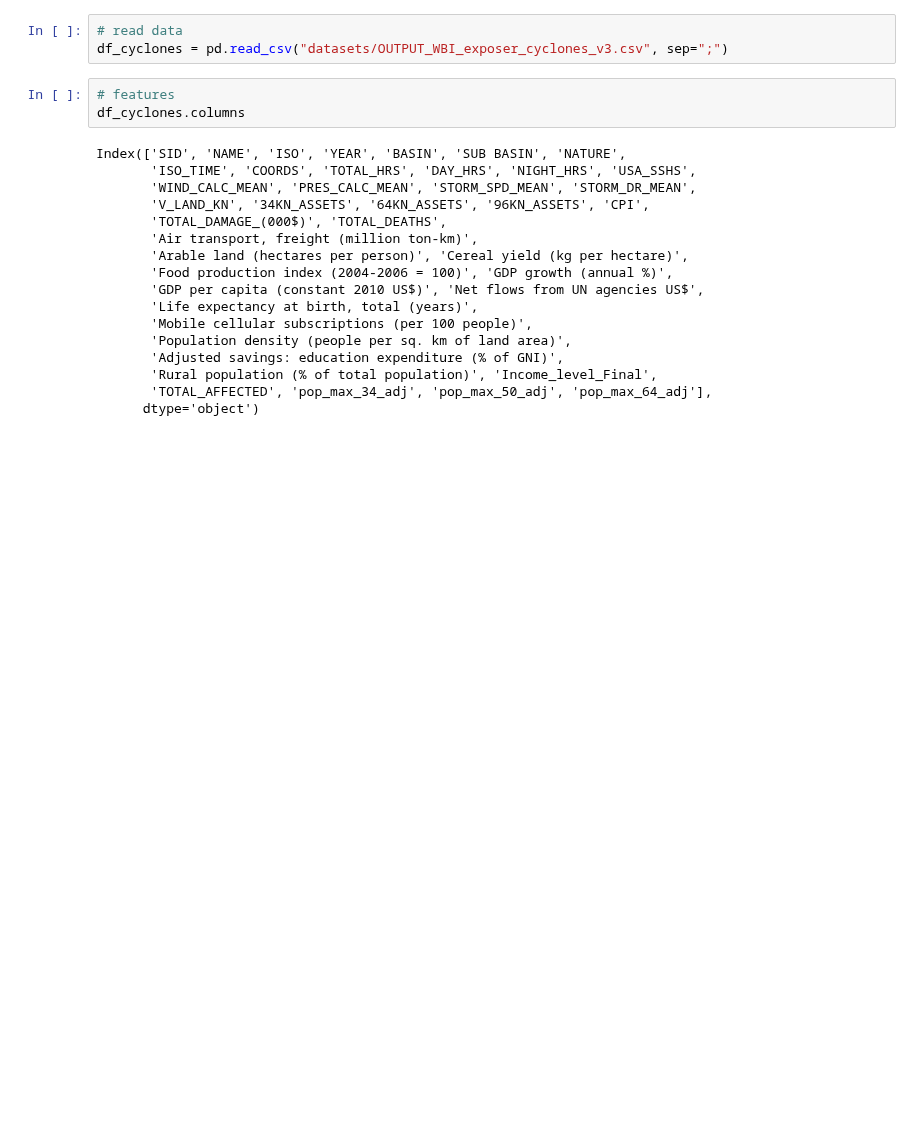
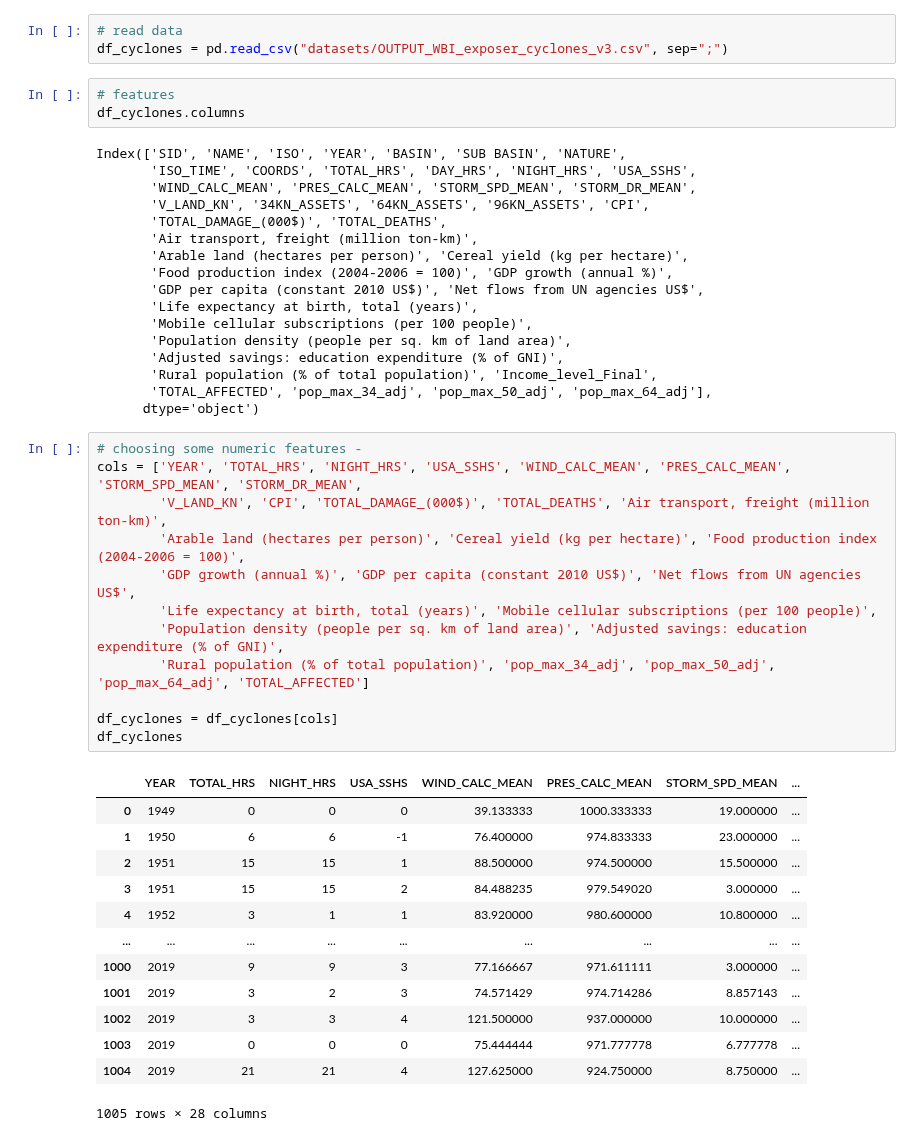
Before and after one commit to OmdenaAI/wfpdisrel, a Jupyter notebook: #task4-eda/Profiling-cyclones-v3.ipynb, the cells around one changed output. Cells and saved outputs as stored; diff of their text form; blank space fills up the shorter version.

```diff
--- a/#task4-eda/Profiling-cyclones-v3.ipynb
+++ b/#task4-eda/Profiling-cyclones-v3.ipynb
@@ -34,6 +36,32 @@ Index(['SID', 'NAME', 'ISO', 'YEAR', 'BASIN', 'SUB BASIN', 'NATURE',
        'Rural population (% of total population)', 'Income_level_Final',
        'TOTAL_AFFECTED', 'pop_max_34_adj', 'pop_max_50_adj', 'pop_max_64_adj'],
       dtype='object')
+# %%
+# choosing some numeric features -
+cols = ['YEAR', 'TOTAL_HRS', 'NIGHT_HRS', 'USA_SSHS', 'WIND_CALC_MEAN', 'PRES_CALC_MEAN', 'STORM_SPD_MEAN', 'STORM_DR_MEAN',
+        'V_LAND_KN', 'CPI', 'TOTAL_DAMAGE_(000$)', 'TOTAL_DEATHS', 'Air transport, freight (million ton-km)',
+        'Arable land (hectares per person)', 'Cereal yield (kg per hectare)', 'Food production index (2004-2006 = 100)',
+        'GDP growth (annual %)', 'GDP per capita (constant 2010 US$)', 'Net flows from UN agencies US$',
+        'Life expectancy at birth, total (years)', 'Mobile cellular subscriptions (per 100 people)',
+        'Population density (people per sq. km of land area)', 'Adjusted savings: education expenditure (% of GNI)',
+        'Rural population (% of total population)', 'pop_max_34_adj', 'pop_max_50_adj', 'pop_max_64_adj', 'TOTAL_AFFECTED']
+
+df_cyclones = df_cyclones[cols]
+df_cyclones
+# %% [output]
+|  | YEAR | TOTAL_HRS | NIGHT_HRS | USA_SSHS | WIND_CALC_MEAN | PRES_CALC_MEAN | STORM_SPD_MEAN | ... |
+| 0 | 1949 | 0 | 0 | 0 | 39.133333 | 1000.333333 | 19.000000 | ... |
+| 1 | 1950 | 6 | 6 | -1 | 76.400000 | 974.833333 | 23.000000 | ... |
+| 2 | 1951 | 15 | 15 | 1 | 88.500000 | 974.500000 | 15.500000 | ... |
+| 3 | 1951 | 15 | 15 | 2 | 84.488235 | 979.549020 | 3.000000 | ... |
+| 4 | 1952 | 3 | 1 | 1 | 83.920000 | 980.600000 | 10.800000 | ... |
+| ... | ... | ... | ... | ... | ... | ... | ... | ... |
+| 1000 | 2019 | 9 | 9 | 3 | 77.166667 | 971.611111 | 3.000000 | ... |
+| 1001 | 2019 | 3 | 2 | 3 | 74.571429 | 974.714286 | 8.857143 | ... |
+| 1002 | 2019 | 3 | 3 | 4 | 121.500000 | 937.000000 | 10.000000 | ... |
+| 1003 | 2019 | 0 | 0 | 0 | 75.444444 | 971.777778 | 6.777778 | ... |
+| 1004 | 2019 | 21 | 21 | 4 | 127.625000 | 924.750000 | 8.750000 | ... |
+1005 rows × 28 columns
 # %%
 df_cyclones.describe()
 # %% [output]
```
Also changed, not shown: parts of 3 cells of this notebook, 1 other file.
